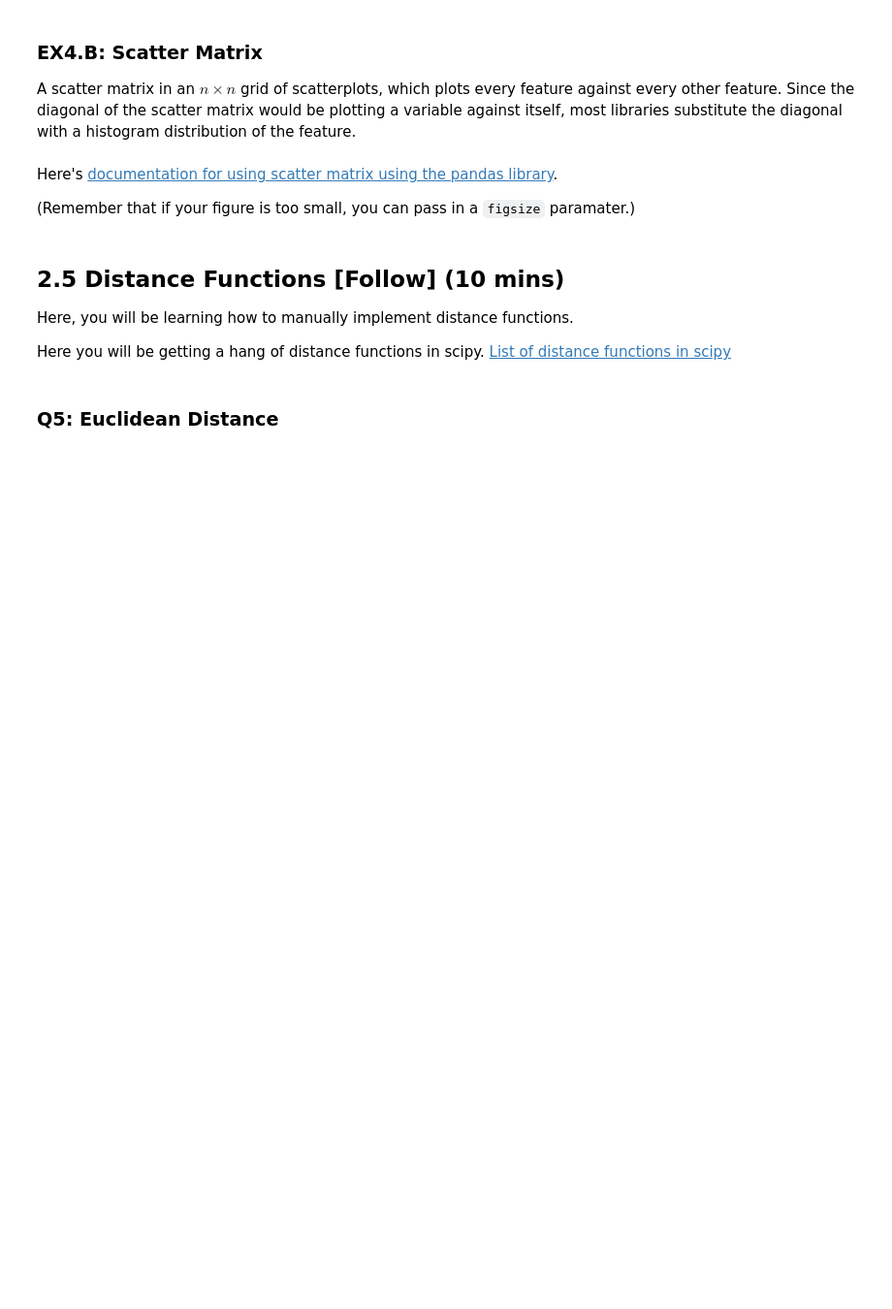
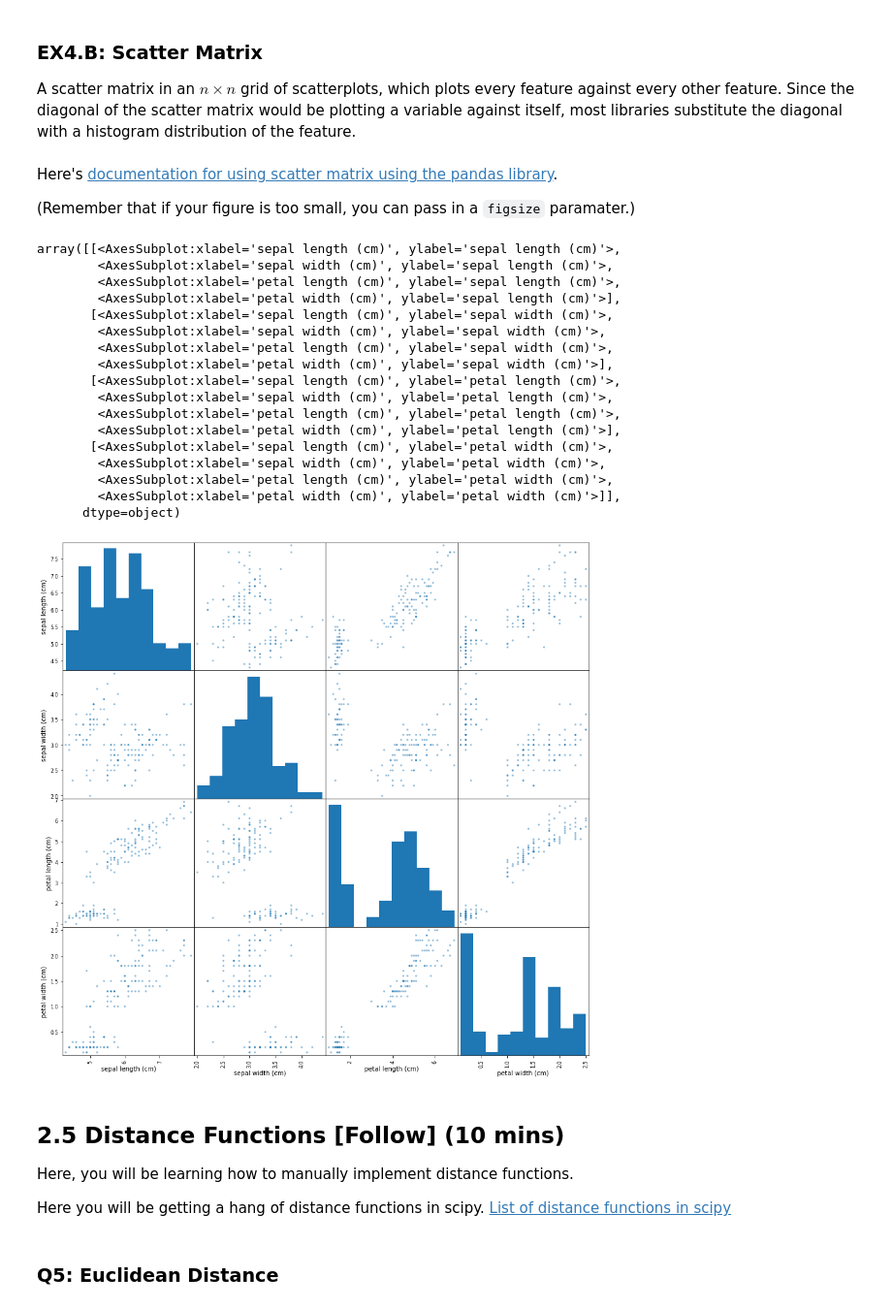
Before and after one commit to jackyhuynh/data-preprocessing-using-python, a Jupyter notebook: src/notebook.ipynb, the cells around one changed output. Shown at 97% size. Cells and saved outputs as stored; diff of their text form; code cells hidden in the pictures; blank space fills up the shorter version.

```diff
--- a/src/notebook.ipynb
+++ b/src/notebook.ipynb
@@ -422,3 +438,26 @@ Here's [documentation for using scatter matrix using the pandas library](https:/
+# %%
+# SOLUTION
+
+pd.plotting.scatter_matrix(data.drop(columns='target'), figsize=(15,15))
+# %% [output]
+array([[<AxesSubplot:xlabel='sepal length (cm)', ylabel='sepal length (cm)'>,
+        <AxesSubplot:xlabel='sepal width (cm)', ylabel='sepal length (cm)'>,
+        <AxesSubplot:xlabel='petal length (cm)', ylabel='sepal length (cm)'>,
+        <AxesSubplot:xlabel='petal width (cm)', ylabel='sepal length (cm)'>],
+       [<AxesSubplot:xlabel='sepal length (cm)', ylabel='sepal width (cm)'>,
+        <AxesSubplot:xlabel='sepal width (cm)', ylabel='sepal width (cm)'>,
+        <AxesSubplot:xlabel='petal length (cm)', ylabel='sepal width (cm)'>,
+        <AxesSubplot:xlabel='petal width (cm)', ylabel='sepal width (cm)'>],
+       [<AxesSubplot:xlabel='sepal length (cm)', ylabel='petal length (cm)'>,
+        <AxesSubplot:xlabel='sepal width (cm)', ylabel='petal length (cm)'>,
+        <AxesSubplot:xlabel='petal length (cm)', ylabel='petal length (cm)'>,
+        <AxesSubplot:xlabel='petal width (cm)', ylabel='petal length (cm)'>],
+       [<AxesSubplot:xlabel='sepal length (cm)', ylabel='petal width (cm)'>,
+        <AxesSubplot:xlabel='sepal width (cm)', ylabel='petal width (cm)'>,
+        <AxesSubplot:xlabel='petal length (cm)', ylabel='petal width (cm)'>,
+        <AxesSubplot:xlabel='petal width (cm)', ylabel='petal width (cm)'>]],
+      dtype=object)
+[figure, added]
 # %% [markdown]
 ## 2.5 Distance Functions [Follow] (10 mins)
 
```
Also changed, not shown: parts of 11 cells of this notebook.
